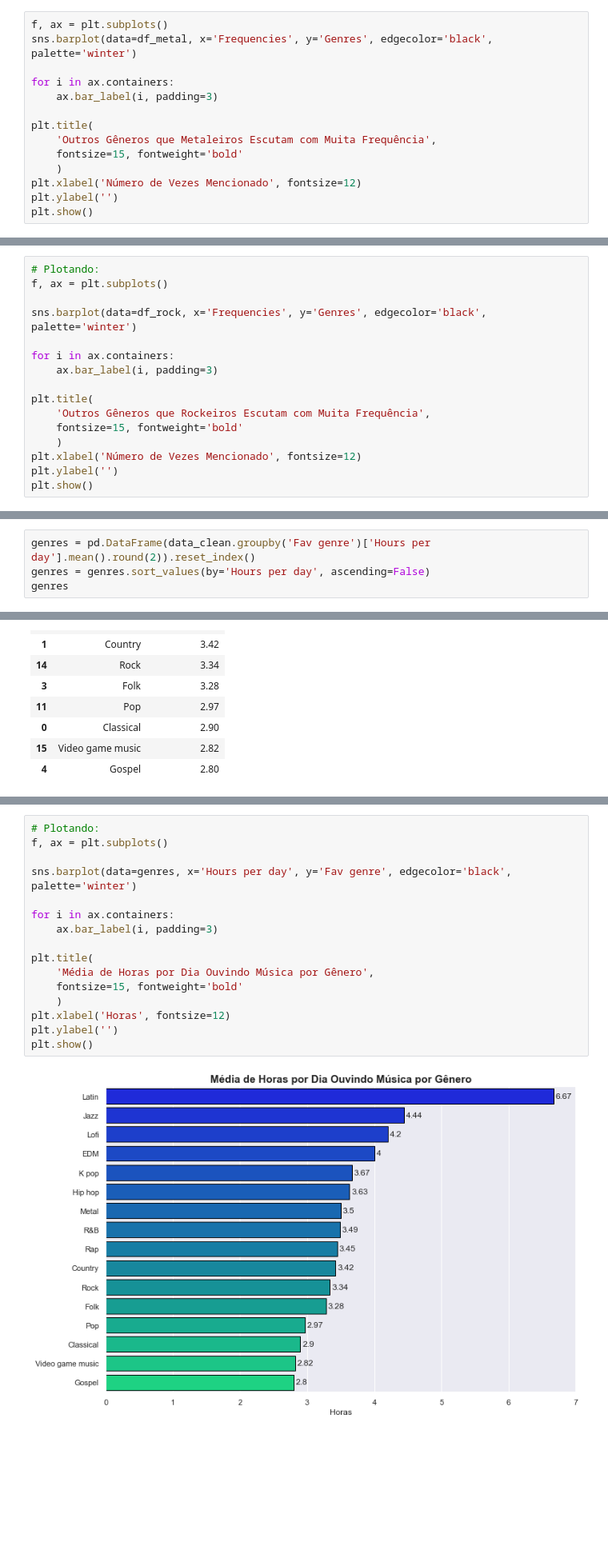
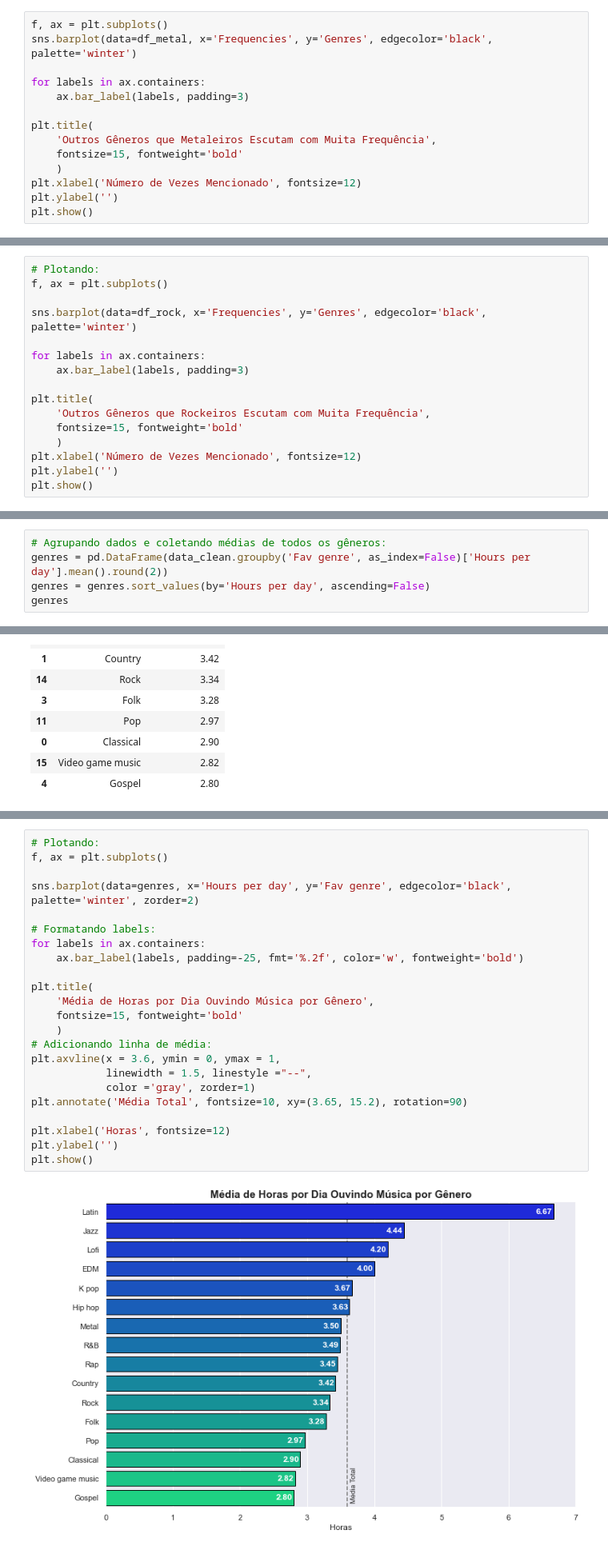
Before and after one commit to JoSEPHDev2022/Mental_Health_X_Music, a Jupyter notebook: analise_exp.ipynb, the cells around one changed output, grey strips where cells are left out. Shown at 80% size. Saved outputs shown, nothing was run; the diff lists cells and outputs as text; blank space fills up the shorter version.

```diff
--- a/analise_exp.ipynb
+++ b/analise_exp.ipynb
@@ -1175,8 +1163,8 @@ df_metal
 f, ax = plt.subplots()
 sns.barplot(data=df_metal, x='Frequencies', y='Genres', edgecolor='black', palette='winter')
 
-for i in ax.containers:
-    ax.bar_label(i, padding=3)
+for labels in ax.containers:
+    ax.bar_label(labels, padding=3)
 
 plt.title(
     'Outros Gêneros que Metaleiros Escutam com Muita Frequência',
@@ -1297,8 +1285,8 @@ f, ax = plt.subplots()
 
 sns.barplot(data=df_rock, x='Frequencies', y='Genres', edgecolor='black', palette='winter')
 
-for i in ax.containers:
-    ax.bar_label(i, padding=3)
+for labels in ax.containers:
+    ax.bar_label(labels, padding=3)
 
 plt.title(
     'Outros Gêneros que Rockeiros Escutam com Muita Frequência',
@@ -1321,7 +1313,8 @@ avg_time
 # %% [markdown]
 Comparando com os outros gêneros:
 # %%
-genres = pd.DataFrame(data_clean.groupby('Fav genre')['Hours per day'].mean().round(2)).reset_index()
+# Agrupando dados e coletando médias de todos os gêneros:
+genres = pd.DataFrame(data_clean.groupby('Fav genre', as_index=False)['Hours per day'].mean().round(2))
 genres = genres.sort_values(by='Hours per day', ascending=False)
 genres
 # %% [output]
@@ -1347,18 +1338,25 @@ Como metal e rock fazem parte do top 5, eles não serão contados. Iremos compar
 # %%
 # Plotando:
 f, ax = plt.subplots()
 
-sns.barplot(data=genres, x='Hours per day', y='Fav genre', edgecolor='black', palette='winter')
+sns.barplot(data=genres, x='Hours per day', y='Fav genre', edgecolor='black', palette='winter', zorder=2)
 
-for i in ax.containers:
-    ax.bar_label(i, padding=3)
+# Formatando labels:
+for labels in ax.containers:
+    ax.bar_label(labels, padding=-25, fmt='%.2f', color='w', fontweight='bold')
 
 plt.title(
     'Média de Horas por Dia Ouvindo Música por Gênero',
     fontsize=15, fontweight='bold'
     )
+# Adicionando linha de média:
+plt.axvline(x = 3.6, ymin = 0, ymax = 1,
+            linewidth = 1.5, linestyle ="--",
+            color ='gray', zorder=1)
+plt.annotate('Média Total', fontsize=10, xy=(3.65, 15.2), rotation=90)
+
 plt.xlabel('Horas', fontsize=12)
 plt.ylabel('')
 plt.show()
 # %% [output]
-[figure, old version]
+[figure, new version]
```
Also changed, not shown: parts of 60 cells of this notebook.
